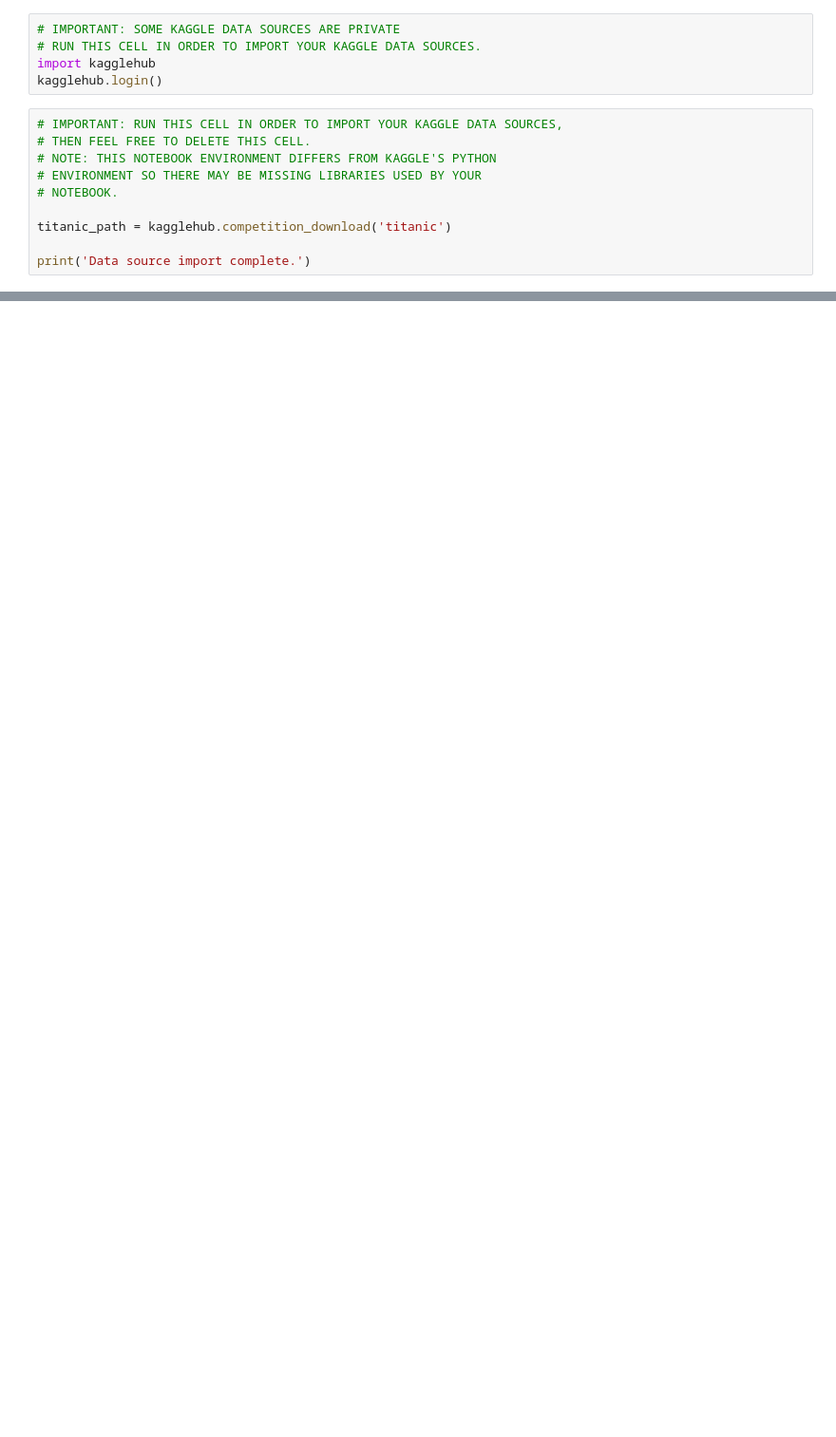
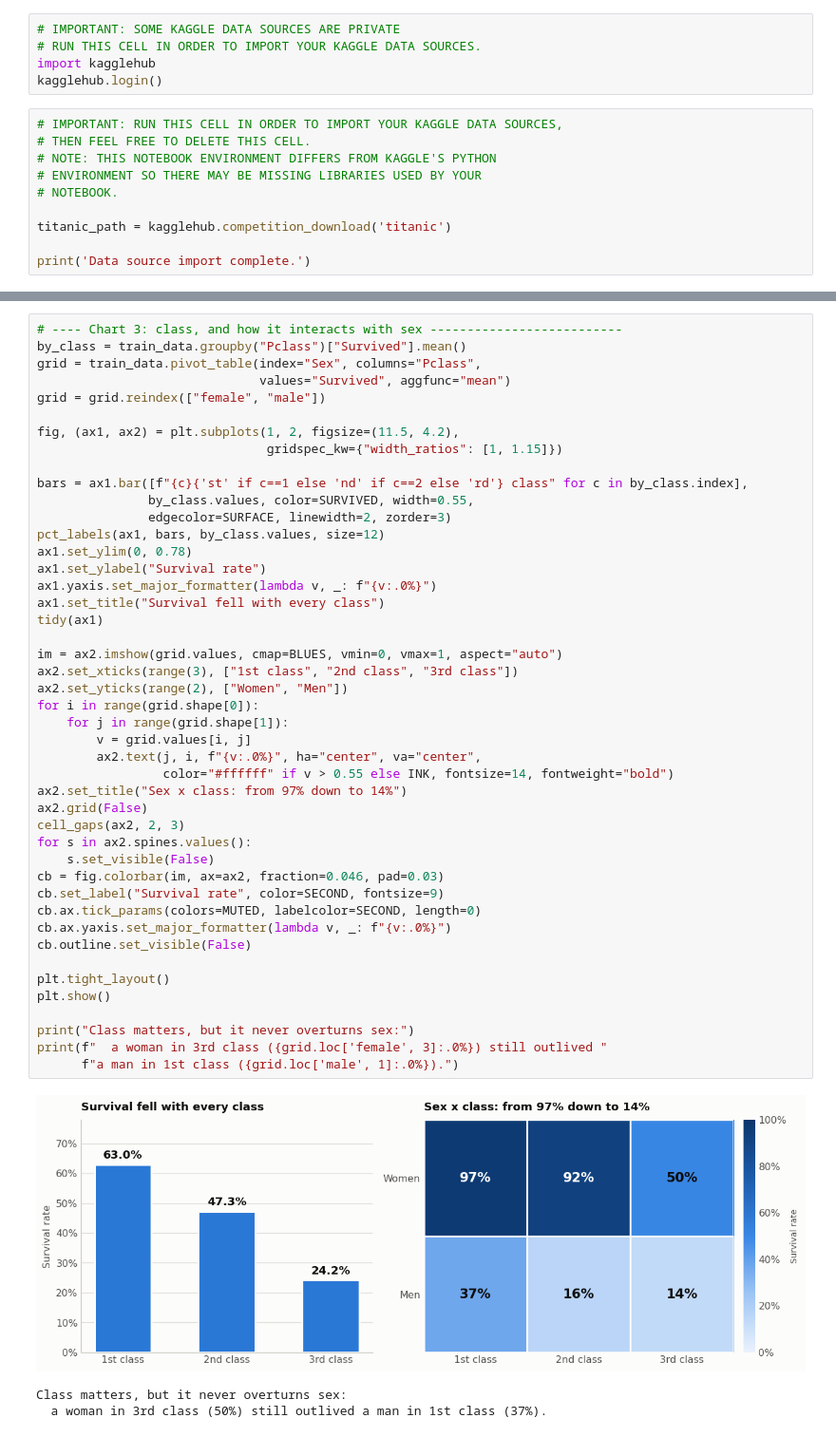
Before and after one commit to codeKrantz/Iowa-State-AI-2010, a Jupyter notebook: Titanic_Machine_Learning_from_Disaster.ipynb, the cells around one changed output, grey strips where cells are left out. Shown at 95% size. Cells and saved outputs as stored; diff of their text form; blank space fills up the shorter version.

```diff
--- a/Titanic_Machine_Learning_from_Disaster.ipynb
+++ b/Titanic_Machine_Learning_from_Disaster.ipynb
@@ -57,0 +235,49 @@ print("% of men who survived:", rate_men)
+# %%
+# ---- Chart 3: class, and how it interacts with sex --------------------------
+by_class = train_data.groupby("Pclass")["Survived"].mean()
+grid = train_data.pivot_table(index="Sex", columns="Pclass",
+                              values="Survived", aggfunc="mean")
+grid = grid.reindex(["female", "male"])
+
+fig, (ax1, ax2) = plt.subplots(1, 2, figsize=(11.5, 4.2),
+                               gridspec_kw={"width_ratios": [1, 1.15]})
+
+bars = ax1.bar([f"{c}{'st' if c==1 else 'nd' if c==2 else 'rd'} class" for c in by_class.index],
+               by_class.values, color=SURVIVED, width=0.55,
+               edgecolor=SURFACE, linewidth=2, zorder=3)
+pct_labels(ax1, bars, by_class.values, size=12)
+ax1.set_ylim(0, 0.78)
+ax1.set_ylabel("Survival rate")
+ax1.yaxis.set_major_formatter(lambda v, _: f"{v:.0%}")
+ax1.set_title("Survival fell with every class")
+tidy(ax1)
+
+im = ax2.imshow(grid.values, cmap=BLUES, vmin=0, vmax=1, aspect="auto")
+ax2.set_xticks(range(3), ["1st class", "2nd class", "3rd class"])
+ax2.set_yticks(range(2), ["Women", "Men"])
+for i in range(grid.shape[0]):
+    for j in range(grid.shape[1]):
+        v = grid.values[i, j]
+        ax2.text(j, i, f"{v:.0%}", ha="center", va="center",
+                 color="#ffffff" if v > 0.55 else INK, fontsize=14, fontweight="bold")
+ax2.set_title("Sex x class: from 97% down to 14%")
+ax2.grid(False)
+cell_gaps(ax2, 2, 3)
+for s in ax2.spines.values():
+    s.set_visible(False)
+cb = fig.colorbar(im, ax=ax2, fraction=0.046, pad=0.03)
+cb.set_label("Survival rate", color=SECOND, fontsize=9)
+cb.ax.tick_params(colors=MUTED, labelcolor=SECOND, length=0)
+cb.ax.yaxis.set_major_formatter(lambda v, _: f"{v:.0%}")
+cb.outline.set_visible(False)
+
+plt.tight_layout()
+plt.show()
+
+print("Class matters, but it never overturns sex:")
+print(f"  a woman in 3rd class ({grid.loc['female', 3]:.0%}) still outlived "
+      f"a man in 1st class ({grid.loc['male', 1]:.0%}).")
+# %% [output]
+[figure, added]
+Class matters, but it never overturns sex:
+  a woman in 3rd class (50%) still outlived a man in 1st class (37%).
```
Also changed, not shown: parts of 20 cells of this notebook.
